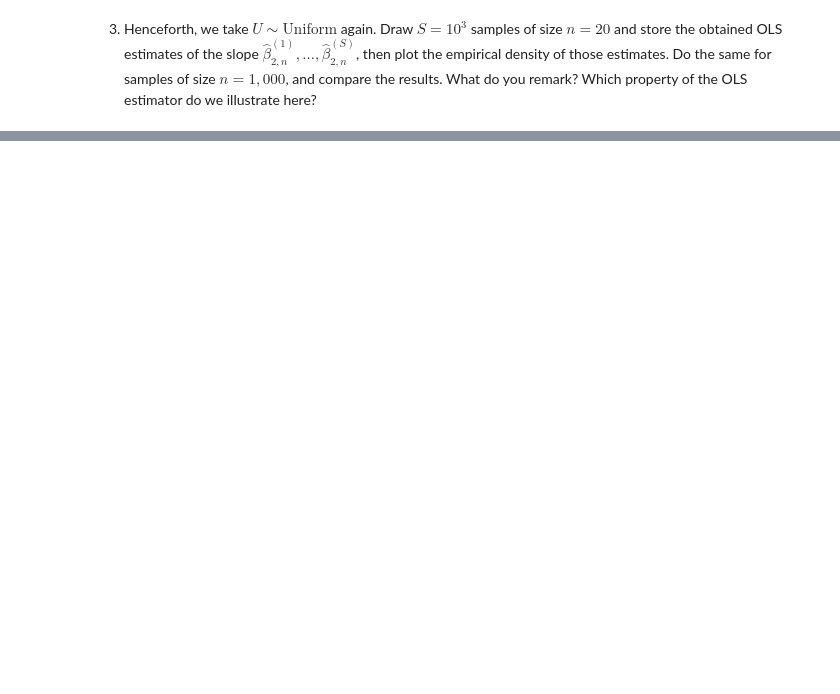
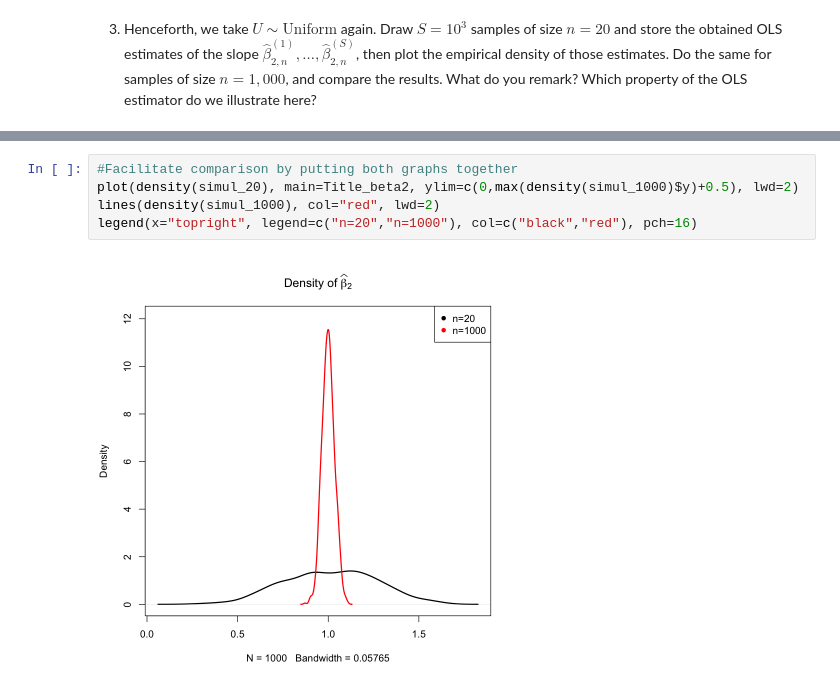
Before and after one commit to ElouanBahri/ENSAE_econometrics_2A, a Jupyter notebook: src/TD3/TD3_students.ipynb, the cells around one changed output, grey strips where cells are left out. Saved outputs shown, nothing was run; the diff lists cells and outputs as text; blank space fills up the shorter version.

```diff
--- a/src/TD3/TD3_students.ipynb
+++ b/src/TD3/TD3_students.ipynb
@@ -76,0 +155,7 @@ $$
+# %%
+#Facilitate comparison by putting both graphs together
+plot(density(simul_20), main=Title_beta2, ylim=c(0,max(density(simul_1000)$y)+0.5), lwd=2)
+lines(density(simul_1000), col="red", lwd=2)
+legend(x="topright", legend=c("n=20","n=1000"), col=c("black","red"), pch=16)
+# %% [output]
+[figure, added]
```
Also changed, not shown: parts of 16 cells of this notebook.
